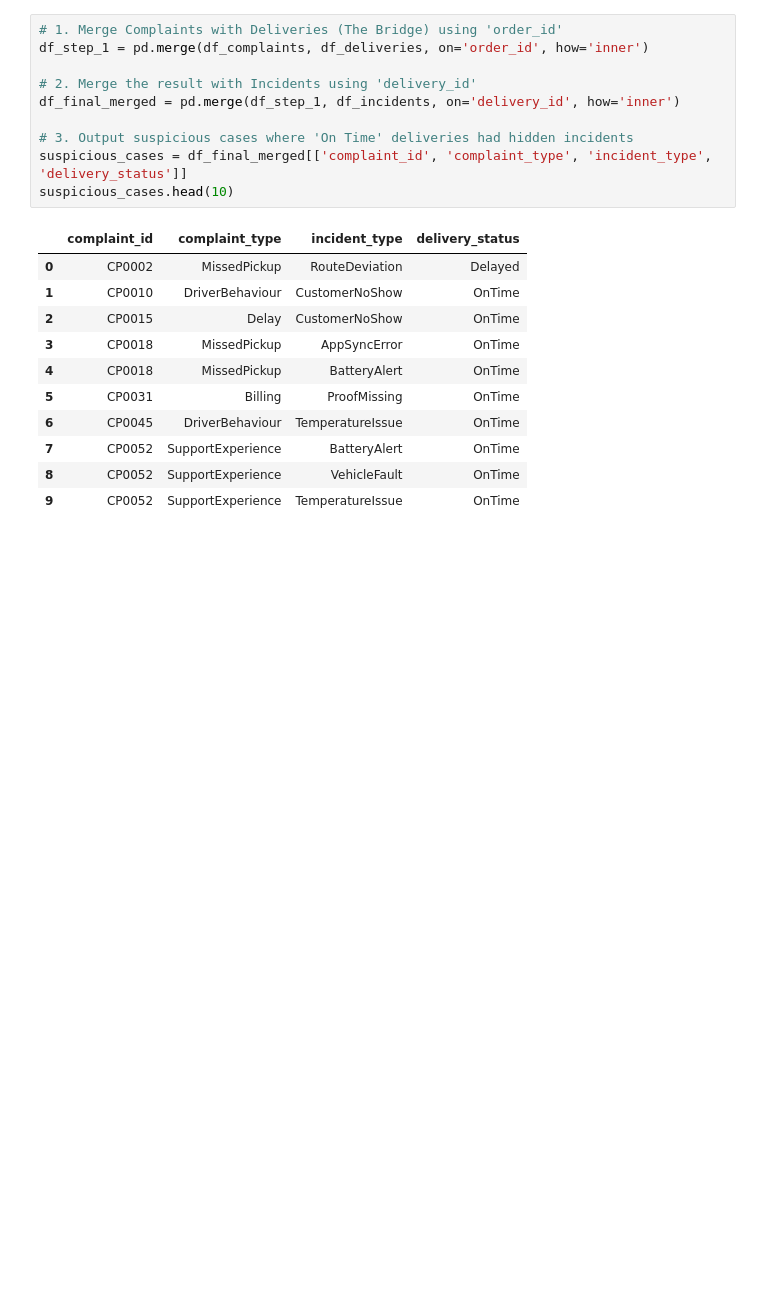
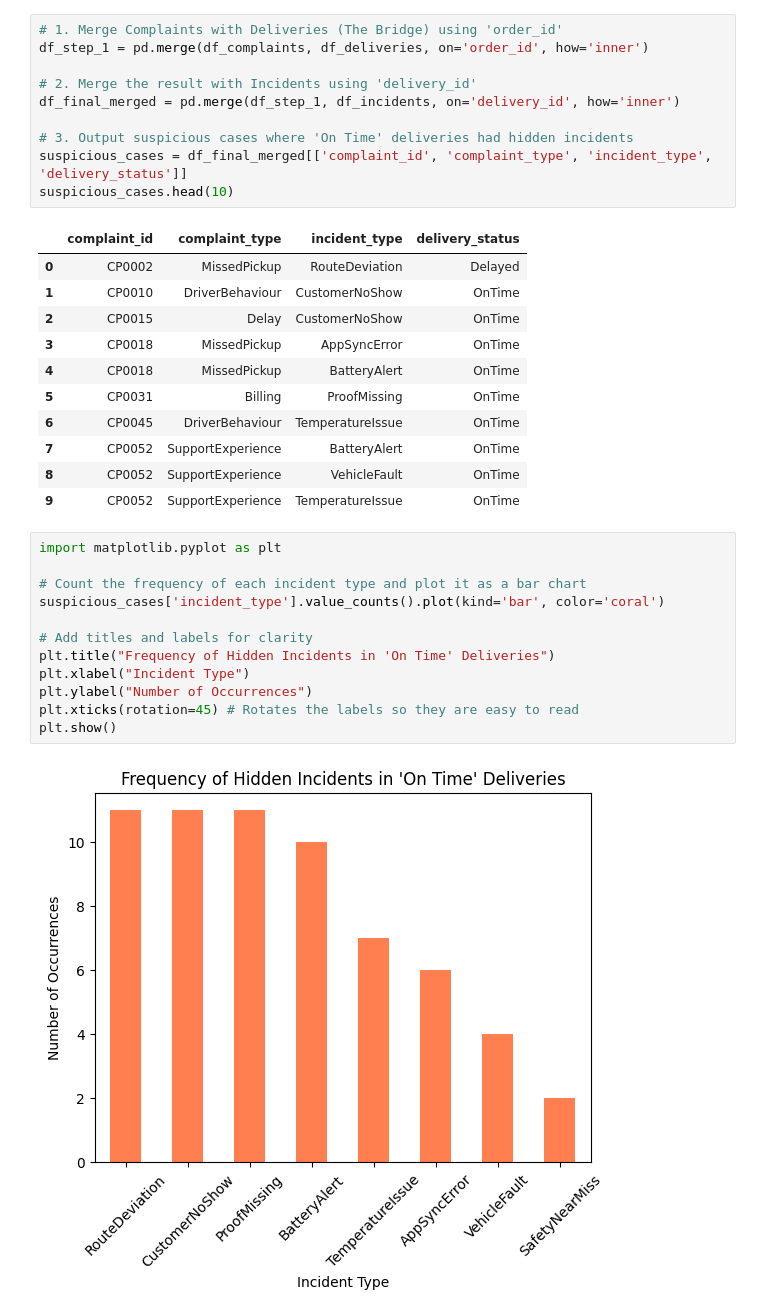
Before and after one commit to gbzgbs/northstar_dataset, a Jupyter notebook: 02_NorthStar_Customer_Insights_Python.ipynb, the cells around one changed output. Drawn from its saved outputs; the diff is of its cells as text; blank space fills up the shorter version.

```diff
--- a/02_NorthStar_Customer_Insights_Python.ipynb
+++ b/02_NorthStar_Customer_Insights_Python.ipynb
@@ -46,3 +41,17 @@ suspicious_cases.head(10)
 | 7 | CP0052 | SupportExperience | BatteryAlert | OnTime |
 | 8 | CP0052 | SupportExperience | VehicleFault | OnTime |
 | 9 | CP0052 | SupportExperience | TemperatureIssue | OnTime |
+# %%
+import matplotlib.pyplot as plt
+
+# Count the frequency of each incident type and plot it as a bar chart
+suspicious_cases['incident_type'].value_counts().plot(kind='bar', color='coral')
+
+# Add titles and labels for clarity
+plt.title("Frequency of Hidden Incidents in 'On Time' Deliveries")
+plt.xlabel("Incident Type")
+plt.ylabel("Number of Occurrences")
+plt.xticks(rotation=45) # Rotates the labels so they are easy to read
+plt.show()
+# %% [output]
+[figure, added]
```
Also changed, not shown: parts of 1 cell of this notebook.
